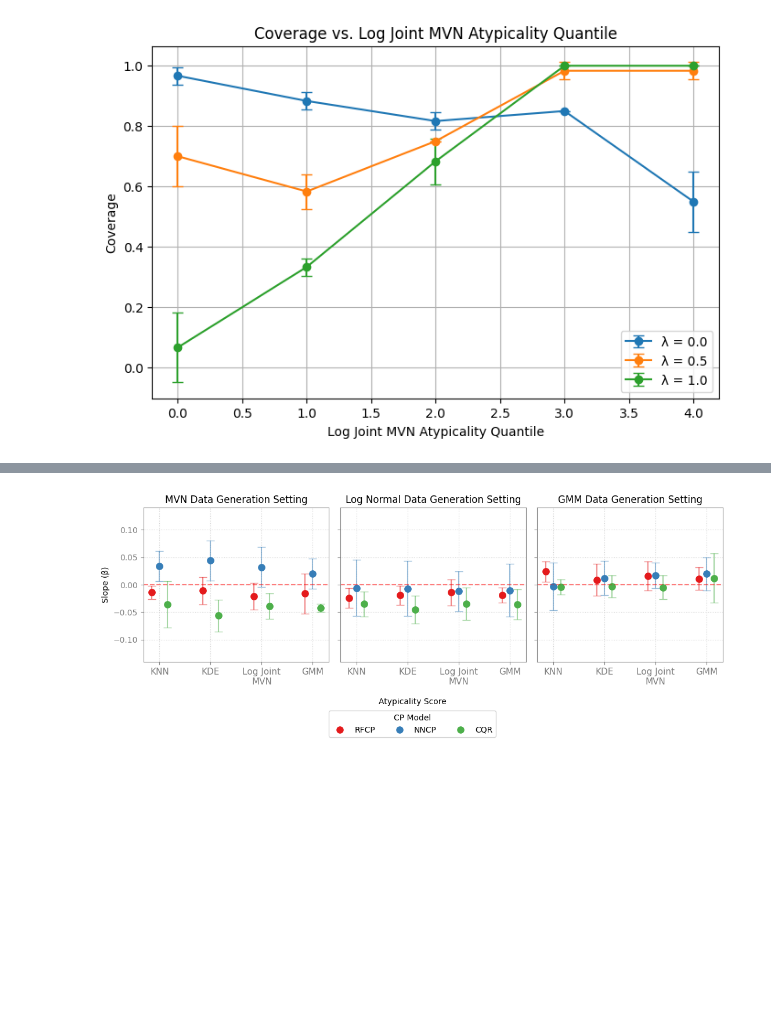
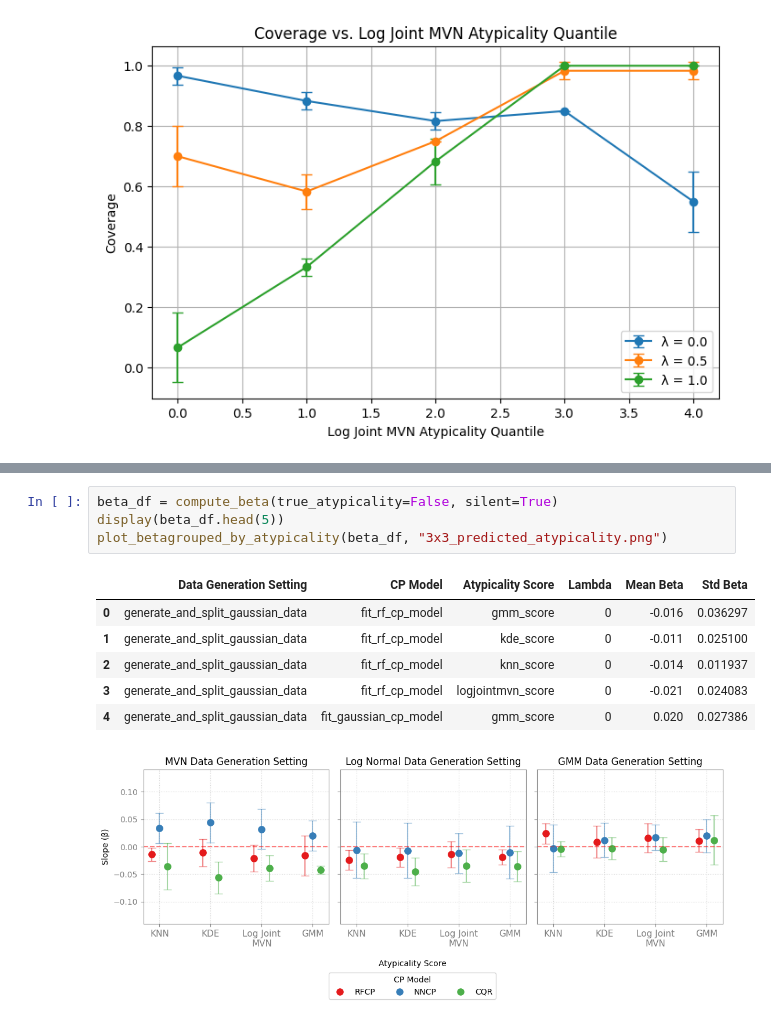
Before and after one commit to audtree/extending-atypicality, a Jupyter notebook: notebooks/proof-of-concept.ipynb, the cells around one changed output, grey strips where cells are left out. Drawn from its saved outputs; the diff is of its cells as text; blank space fills up the shorter version.

```diff
--- a/notebooks/proof-of-concept.ipynb
+++ b/notebooks/proof-of-concept.ipynb
@@ -91,3 +69,12 @@ beta_df
 # %%
+beta_df = compute_beta(true_atypicality=False, silent=True)
+display(beta_df.head(5))
+plot_betagrouped_by_atypicality(beta_df, "3x3_predicted_atypicality.png")
 # %% [output]
+|  | Data Generation Setting | CP Model | Atypicality Score | Lambda | Mean Beta | Std Beta |
+| 0 | generate_and_split_gaussian_data | fit_rf_cp_model | gmm_score | 0 | -0.016 | 0.036297 |
+| 1 | generate_and_split_gaussian_data | fit_rf_cp_model | kde_score | 0 | -0.011 | 0.025100 |
+| 2 | generate_and_split_gaussian_data | fit_rf_cp_model | knn_score | 0 | -0.014 | 0.011937 |
+| 3 | generate_and_split_gaussian_data | fit_rf_cp_model | logjointmvn_score | 0 | -0.021 | 0.024083 |
+| 4 | generate_and_split_gaussian_data | fit_gaussian_cp_model | gmm_score | 0 | 0.020 | 0.027386 |
 [figure]
```
Also changed, not shown: parts of 8 cells of this notebook, 4 other files.
